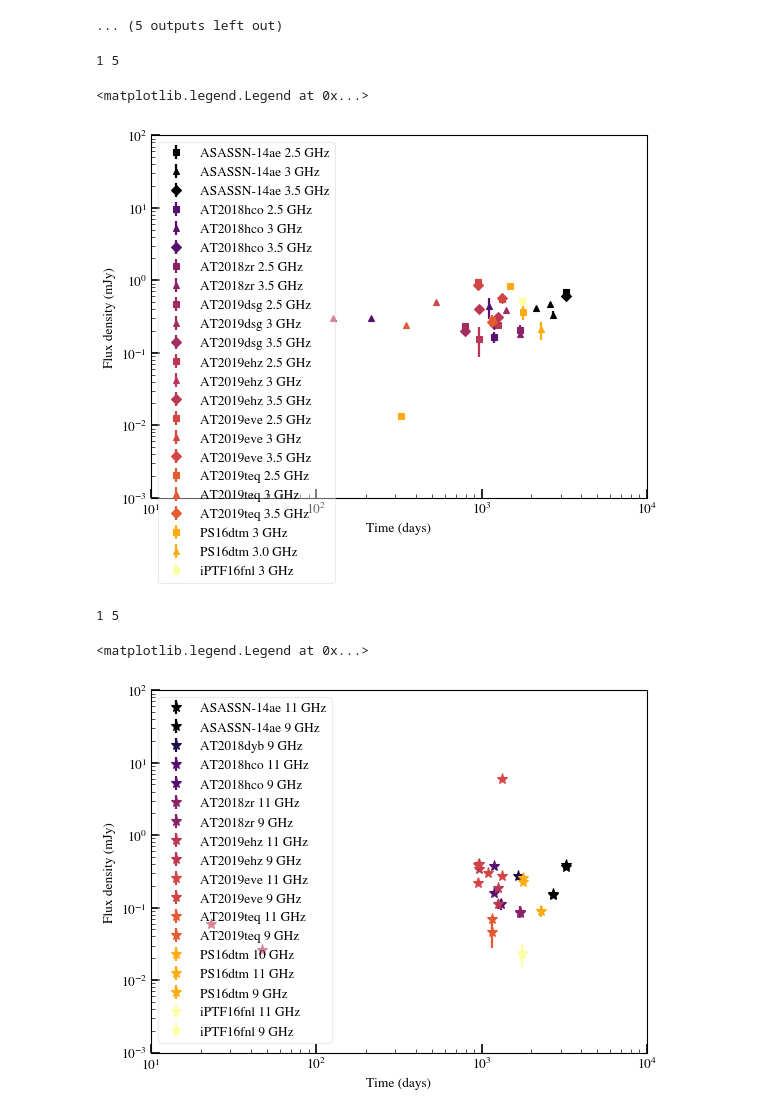
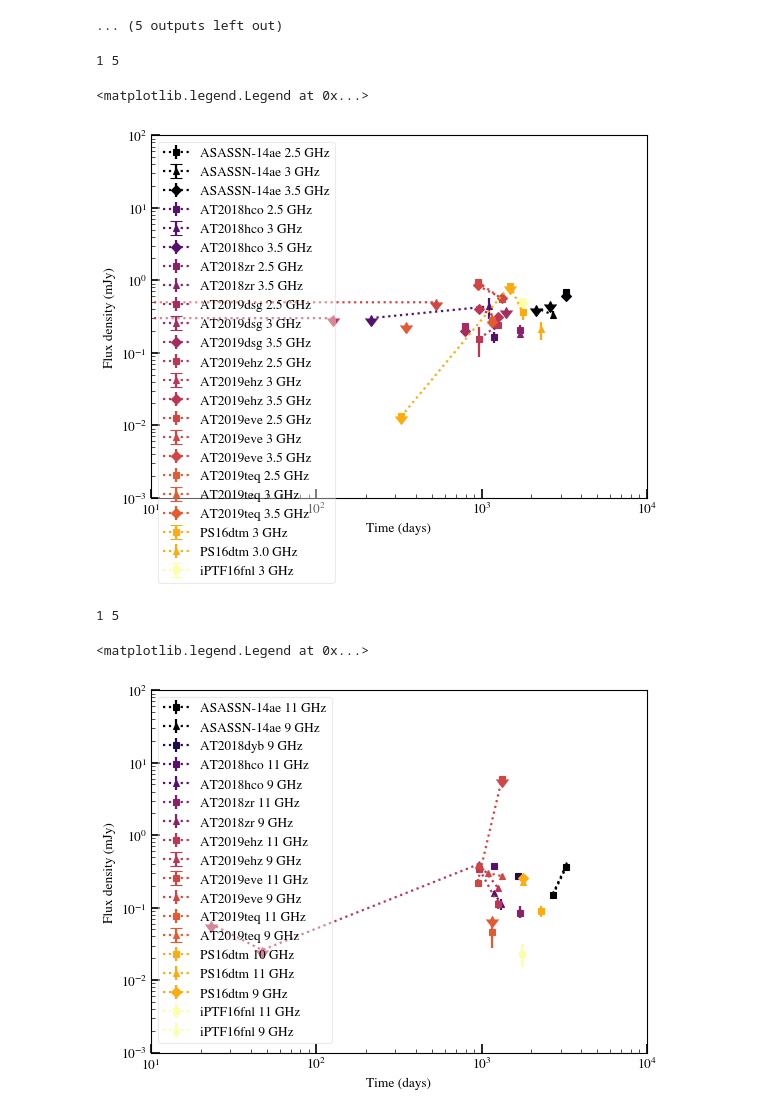
Before and after one commit to samanthacwu/Radio_Forward_Modeling, a Jupyter notebook: compare_to_data.ipynb, the cells around one changed output. Saved outputs shown, nothing was run; the diff lists cells and outputs as text; code cells hidden in the pictures.

```diff
--- a/compare_to_data.ipynb
+++ b/compare_to_data.ipynb
@@ -128,41 +122,52 @@ for event,color in zip(dict_events.keys(), colors_array):
     #     continue
 
     # print(len(np.unique(dict_events[event]['freq (GHz)'])))
     marker_array = ['o','s','^','D','v','<','>','p','h','8']
     marker_num =0
     for freq in np.unique(dict_events[event]['freq (GHz)']):
         # print(color,freq)
 
         try:
             if np.abs(float(freq)-3) > 0.5:
                 continue
         except:
             print(freq)
             continue
-        unique = True
+        # unique = True
         marker_num+=1
+        freq_array = np.array([],dtype=int)
+        uplims_array = np.array([],dtype=bool)
         for i in range(len(dict_events[event]['freq (GHz)'])):
             if dict_events[event]['freq (GHz)'][i] == freq:
+                # print(i)
+                freq_array = np.append(freq_array,i)
+                if dict_events[event]['error (mJy)'][i] == 0:
+                    uplims_array = np.append(uplims_array,True)
+                else:
+                    uplims_array = np.append(uplims_array,False)
                 # print(freq,  dict_events[event]['flux density (mJy)'][i])
                 # print(i,unique)
             #     print(dict_events[event]['freq (GHz)'][i],dict_events[event]['flux density (mJy)'][i],dict_events[event]['error (mJy)'][i])
-                if unique:
-                    label = f'{event} {freq} GHz'
-                else:
-                    label = None
-                ax.errorbar(dict_events[event]['times (d)'][i], dict_events[event]['flux density (mJy)'][i], yerr=dict_events[event]['error (mJy)'][i], fmt=marker_array[marker_num],ms=6, color=color, label=label)
-                unique=False
+                # if unique:
+                #     label = f'{event} {freq} GHz'
+                # else:
+                #     label = None
+        # print(freq_array)
+        ax.errorbar(dict_events[event]['times (d)'][freq_array], dict_events[event]['flux density (mJy)'][freq_array],
+                    yerr=dict_events[event]['error (mJy)'][freq_array], fmt=marker_array[marker_num], uplims=uplims_array,
+                    ms=6, color=color, label=f'{event} {freq} GHz',linestyle=':')
+                # unique=False
 ax.set_xscale('log')
 ax.set_yscale('log')
 ax.set_xlim(10,1e4)
 ax.set_ylim(1e-3,1e2)
 ax.set_xlabel('Time (days)')
 ax.set_ylabel('Flux density (mJy)')
 plt.legend()
 # %% [output]
 1 5
 <matplotlib.legend.Legend at 0x...>
-[figure, old version]
+[figure, new version]
 # %%
 fig,ax = plt.subplots(figsize=(8, 6))
 colors_array = plt.cm.inferno(np.linspace(0, 1, len(dict_events.keys())))
@@ -171,27 +176,41 @@ for event,color in zip(dict_events.keys(), colors_array):
     #     continue
 
     # print(len(np.unique(dict_events[event]['freq (GHz)'])))
-
+    marker_array = ['o','s','^','D','v','<','>','p','h','8']
+    marker_num =0
     for freq in np.unique(dict_events[event]['freq (GHz)']):
         # print(color,freq)
+
         try:
             if np.abs(float(freq)-10) > 1:
                 continue
         except:
             print(freq)
             continue
-        unique = True
+        # unique = True
+        marker_num+=1
+        freq_array = np.array([],dtype=int)
+        uplims_array = np.array([],dtype=bool)
         for i in range(len(dict_events[event]['freq (GHz)'])):
             if dict_events[event]['freq (GHz)'][i] == freq:
+                # print(i)
+                freq_array = np.append(freq_array,i)
+                if dict_events[event]['error (mJy)'][i] == 0:
+                    uplims_array = np.append(uplims_array,True)
+                else:
+                    uplims_array = np.append(uplims_array,False)
                 # print(freq,  dict_events[event]['flux density (mJy)'][i])
                 # print(i,unique)
             #     print(dict_events[event]['freq (GHz)'][i],dict_events[event]['flux density (mJy)'][i],dict_events[event]['error (mJy)'][i])
-                if unique:
-                    label = f'{event} {freq} GHz'
-                else:
-                    label = None
-                ax.errorbar(dict_events[event]['times (d)'][i], dict_events[event]['flux density (mJy)'][i], yerr=dict_events[event]['error (mJy)'][i], fmt='*', color=color, label=label)
-                unique=False
+                # if unique:
+                #     label = f'{event} {freq} GHz'
+                # else:
+                #     label = None
+        # print(freq_array)
+        ax.errorbar(dict_events[event]['times (d)'][freq_array], dict_events[event]['flux density (mJy)'][freq_array],
+                    yerr=dict_events[event]['error (mJy)'][freq_array], fmt=marker_array[marker_num], uplims=uplims_array,
+                    ms=6, color=color, label=f'{event} {freq} GHz',linestyle=':')
+                # unique=False
 ax.set_xscale('log')
 ax.set_yscale('log')
 ax.set_xlim(10,1e4)
@@ -202,7 +221,7 @@ plt.legend()
 # %% [output]
 1 5
 <matplotlib.legend.Legend at 0x...>
-[figure, old version]
+[figure, new version]
 # %%
 fig,ax = plt.subplots(figsize=(8, 6))
 colors_array = plt.cm.inferno(np.linspace(0, 1, len(dict_events.keys())))
```
Also changed, not shown: parts of 4 cells of this notebook, 1 other file.
